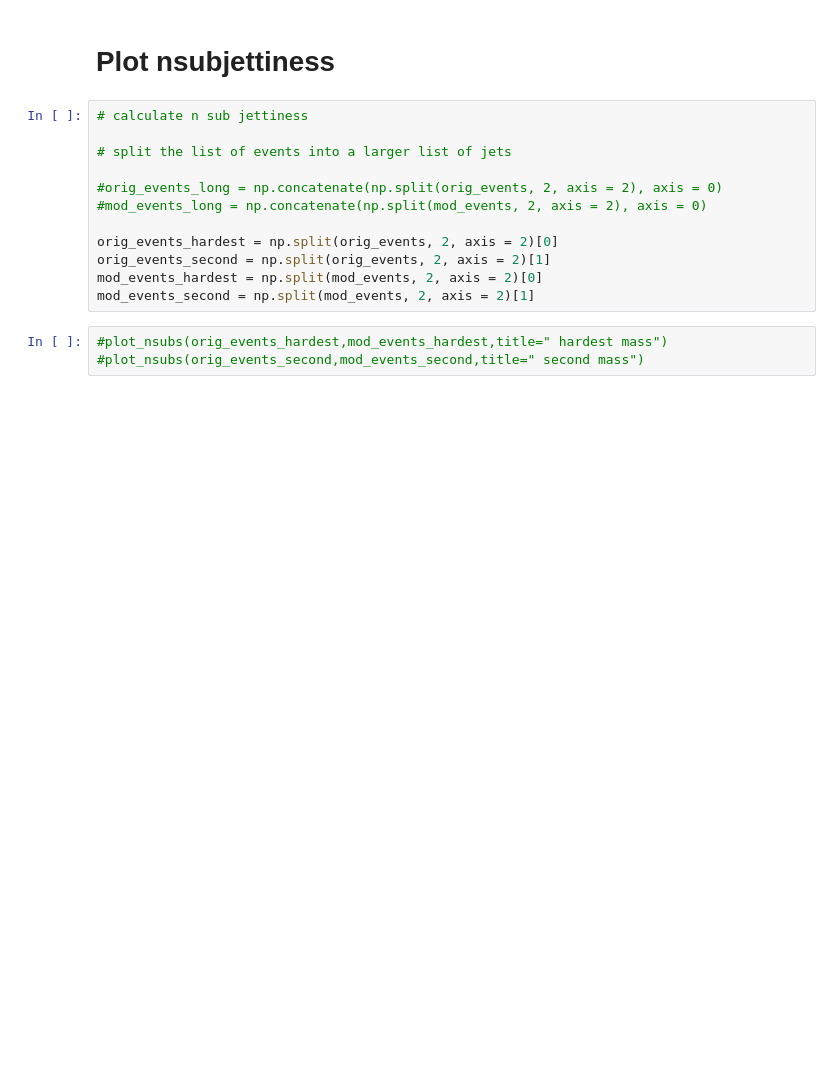
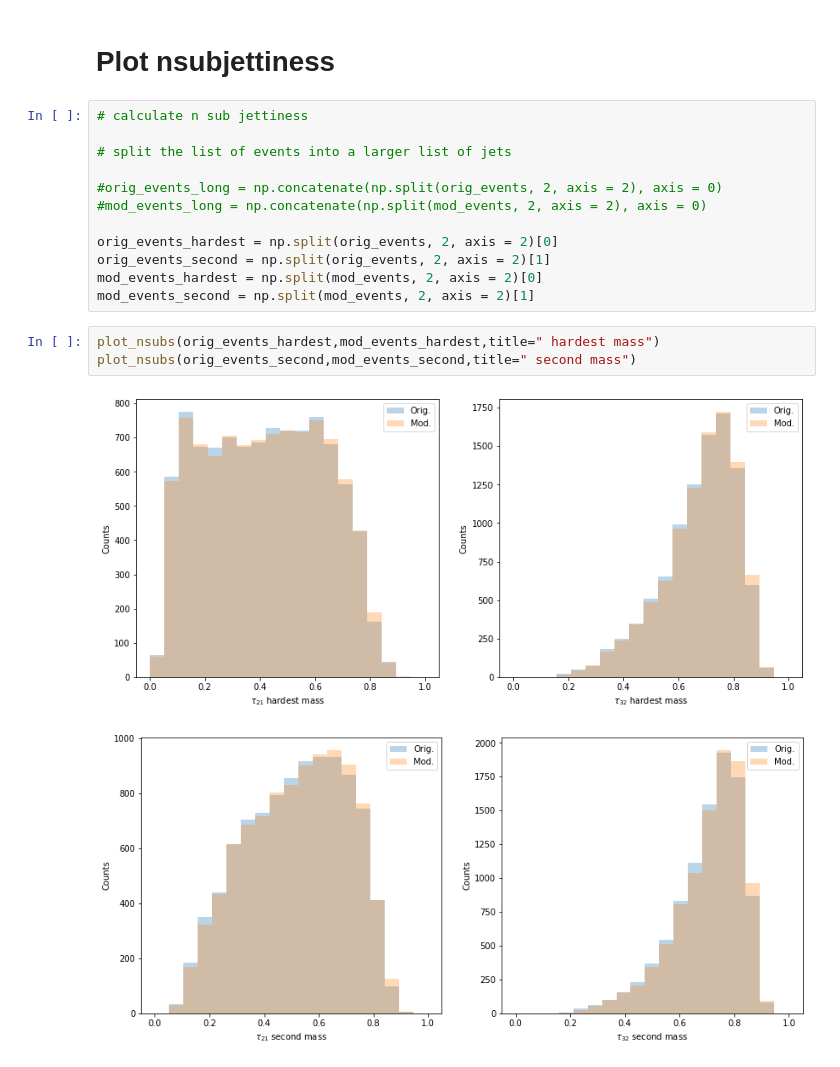
Before and after one commit to rmastand/JetCLR_AD, a Jupyter notebook: scripts/aug_testing.ipynb, the cells around one changed output. Drawn from its saved outputs; the diff is of its cells as text; blank space fills up the shorter version.

```diff
--- a/scripts/aug_testing.ipynb
+++ b/scripts/aug_testing.ipynb
@@ -149,6 +128,9 @@ orig_events_second = np.split(orig_events, 2, axis = 2)[1]
 mod_events_hardest = np.split(mod_events, 2, axis = 2)[0]
 mod_events_second = np.split(mod_events, 2, axis = 2)[1]
 # %%
-#plot_nsubs(orig_events_hardest,mod_events_hardest,title=" hardest mass")
-#plot_nsubs(orig_events_second,mod_events_second,title=" second mass")
+plot_nsubs(orig_events_hardest,mod_events_hardest,title=" hardest mass")
+plot_nsubs(orig_events_second,mod_events_second,title=" second mass")
+# %% [output]
+[figure, added]
+[figure, added]
 # %%
```
Also changed, not shown: parts of 4 cells of this notebook, 5 other files.
